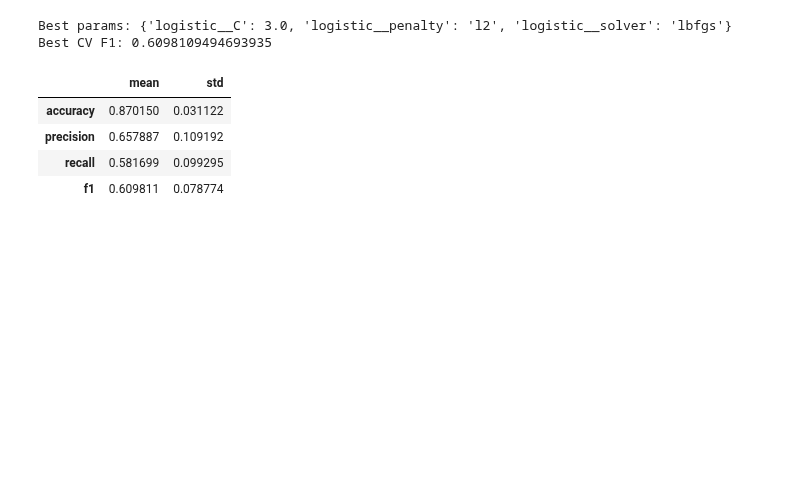
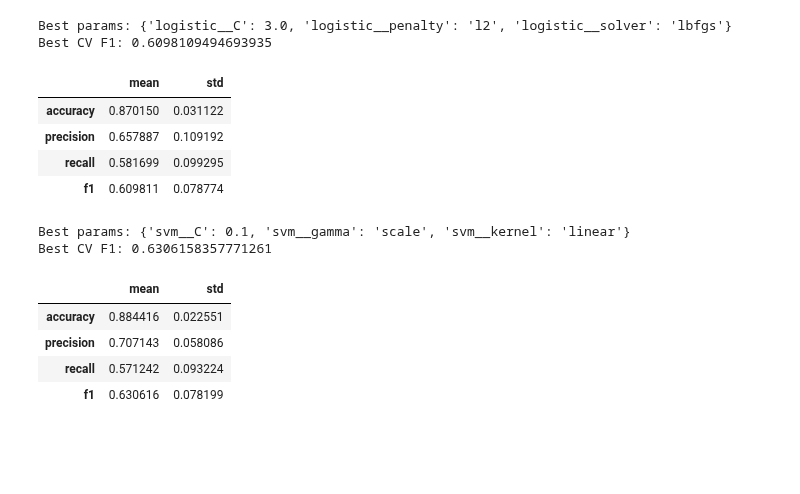
Before and after one commit to greatbabyred/CS4320-Project, a Jupyter notebook: template.ipynb, the cells around one changed output. Saved outputs shown, nothing was run; the diff lists cells and outputs as text; code cells hidden in the pictures; blank space fills up the shorter version.

```diff
--- a/template.ipynb
+++ b/template.ipynb
@@ -298,7 +298,7 @@ from sklearn.model_selection import GridSearchCV
 
 logit_pipe = Pipeline([
     ('preprocessor', preprocessor),
-    ('logistic', LogisticRegression(max_iter=200, n_jobs=-1))
+    ('logistic', LogisticRegression(max_iter=200, n_jobs=-1)),
 ])
 
 param_grid = {
@@ -338,6 +338,45 @@ Best CV F1: 0.6098109494693935
 | precision | 0.657887 | 0.109192 |
 | recall | 0.581699 | 0.099295 |
 | f1 | 0.609811 | 0.078774 |
+# %%
+from sklearn.svm import SVC
+svm_pipe = Pipeline([
+    ('preprocessor', preprocessor),
+    ('svm', SVC())
+])
+param_grid = {
+    'svm__C': [0.1, 1.0, 10.0],
+    'svm__kernel': ['linear', 'rbf'],
+    'svm__gamma': ['scale', 'auto']
+}
+svm_grid = GridSearchCV(
+    estimator=svm_pipe,
+    param_grid=param_grid,
+    scoring='f1',
+    cv=5,
+    n_jobs=-1,
+    return_train_score=True
+)
+svm_grid.fit(X_train, y_train)
+print('Best params:', svm_grid.best_params_)
+print('Best CV F1:', svm_grid.best_score_)
+
+cv_scores = cross_validate(svm_grid.best_estimator_, X_train, y_train,
+                            scoring=['accuracy','precision','recall','f1'], cv=5, n_jobs=-1)
+metrics = {}
+for m in ['accuracy', 'precision', 'recall', 'f1']:
+    vals = cv_scores[f'test_{m}']
+    metrics[m] = {'mean': vals.mean(), 'std': vals.std()}
+metrics_df = pd.DataFrame.from_dict(metrics, orient='index')
+display(metrics_df)
+# %% [output]
+Best params: {'svm__C': 0.1, 'svm__gamma': 'scale', 'svm__kernel': 'linear'}
+Best CV F1: 0.6306158357771261
+|  | mean | std |
+| accuracy | 0.884416 | 0.022551 |
+| precision | 0.707143 | 0.058086 |
+| recall | 0.571242 | 0.093224 |
+| f1 | 0.630616 | 0.078199 |
 # %% [markdown]
 <!-- END QUESTION -->
 
```
Also changed, not shown: parts of 2 cells of this notebook.
